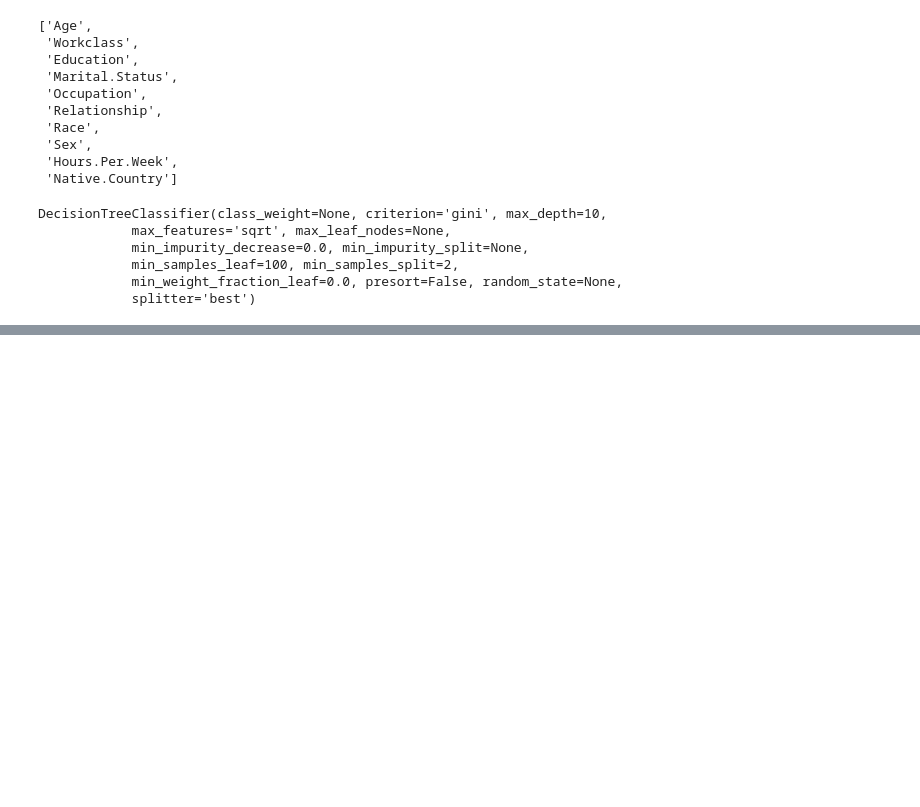
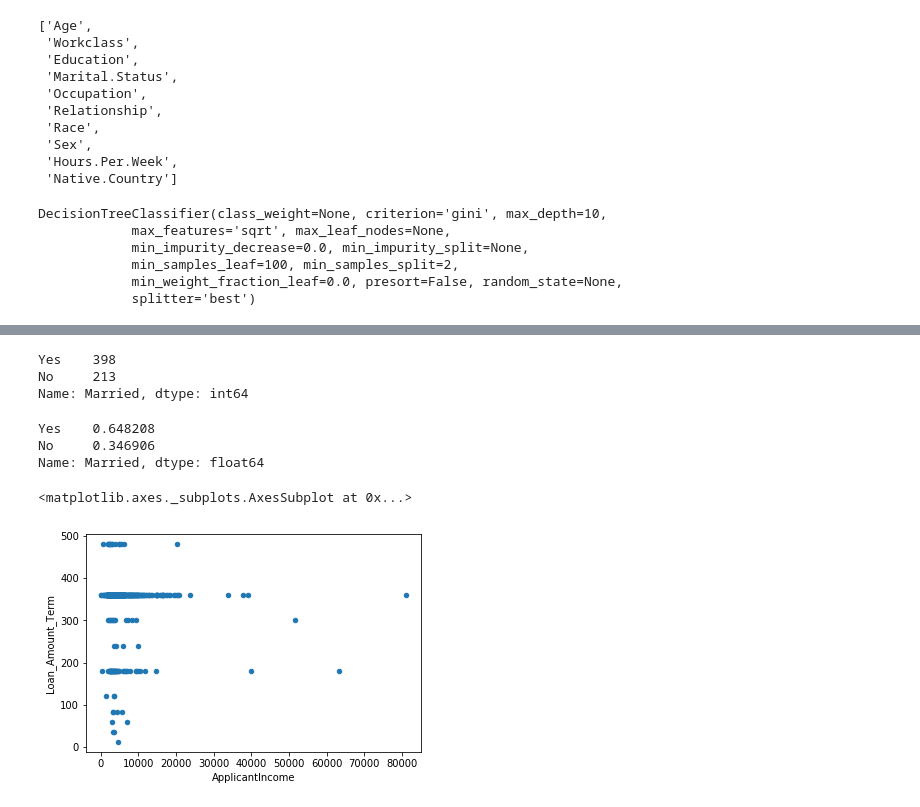
Before and after one commit to abhijithmnair/Data-Science, a Jupyter notebook: DataScience_ex.ipynb, the cells around one changed output, grey strips where cells are left out. Saved outputs shown, nothing was run; the diff lists cells and outputs as text; code cells hidden in the pictures; blank space fills up the shorter version.

```diff
--- a/DataScience_ex.ipynb
+++ b/DataScience_ex.ipynb
@@ -491,0 +526,2 @@ acc_train
+# %%
+train= pd.read_csv("trainings.csv")
@@ -491,0 +580,17 @@ acc_train
+# %%
+train['Married'].value_counts()
+# %% [output]
+Yes    398
+No     213
+Name: Married, dtype: int64
+# %%
+train['Married'].value_counts() /train.shape[0]
+# %% [output]
+Yes    0.648208
+No     0.346906
+Name: Married, dtype: float64
+# %%
+train.plot('ApplicantIncome','Loan_Amount_Term', kind='scatter')
+# %% [output]
+<matplotlib.axes._subplots.AxesSubplot at 0x...>
+[figure, added]
```
Also changed, not shown: parts of 23 cells of this notebook, 2 other files.
